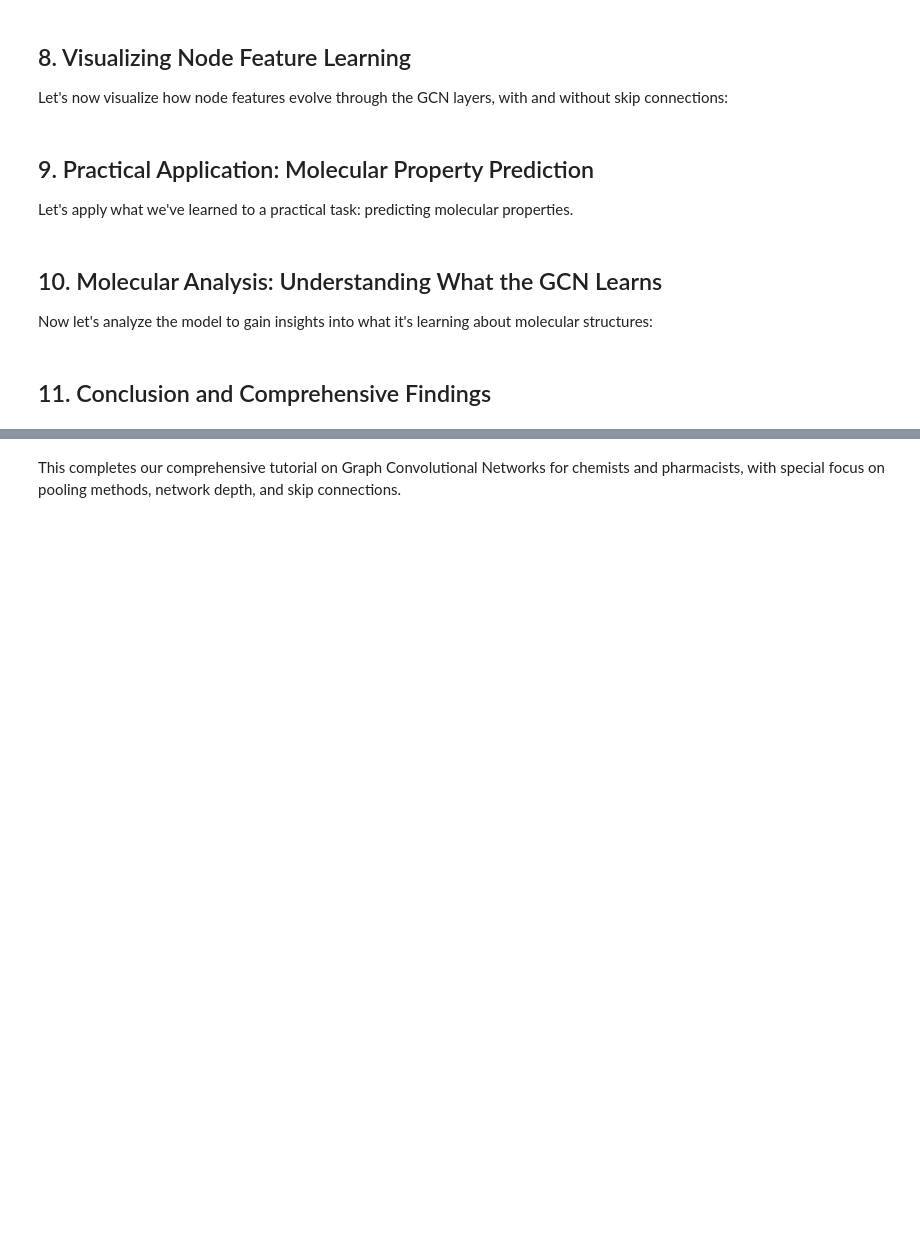
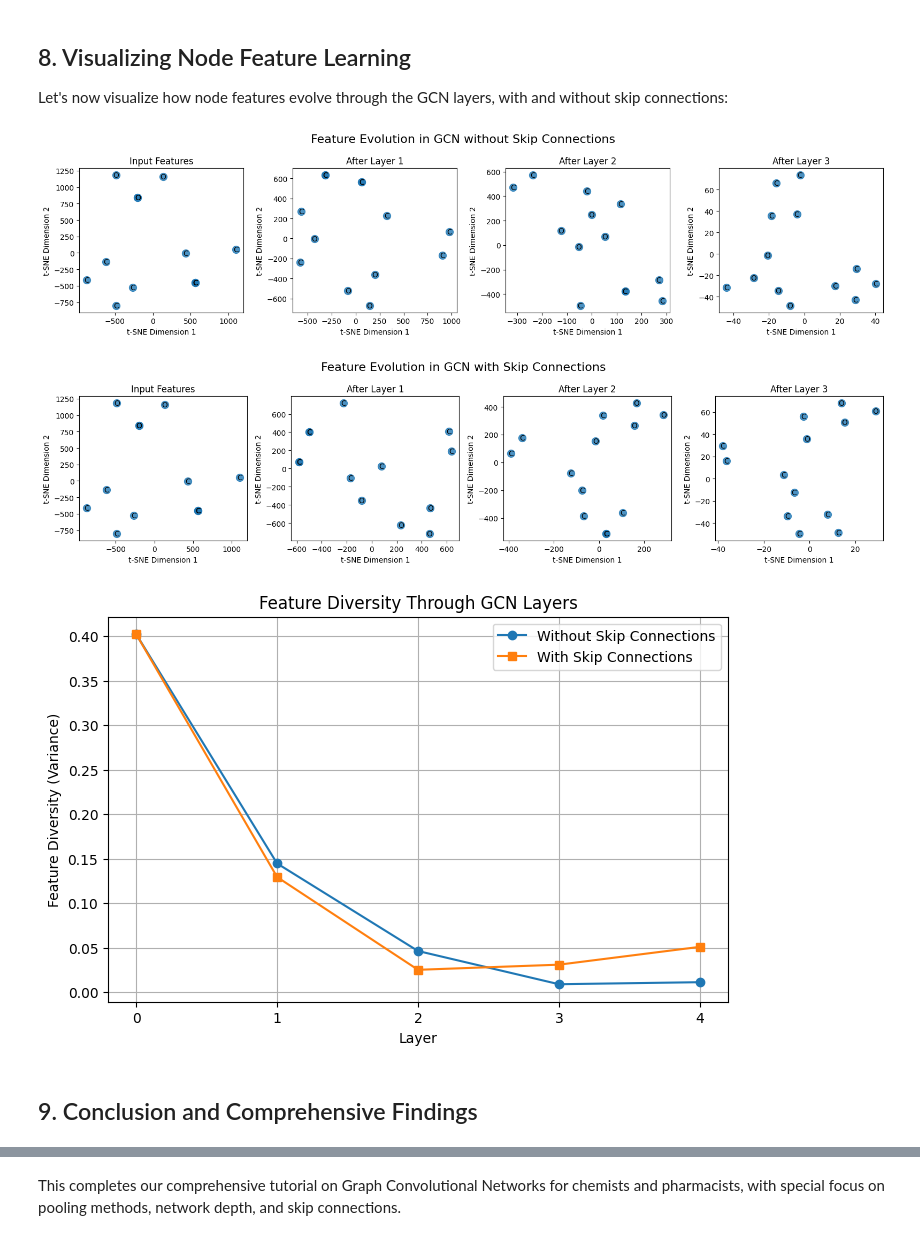
Before and after one commit to HFooladi/GNNs-For-Chemists, a Jupyter notebook: notebooks/04_GNN_GCN.ipynb, the cells around one changed output, grey strips where cells are left out. Saved outputs shown, nothing was run; the diff lists cells and outputs as text; code cells hidden in the pictures; blank space fills up the shorter version.

```diff
--- a/notebooks/04_GNN_GCN.ipynb
+++ b/notebooks/04_GNN_GCN.ipynb
@@ -1138,7 +1224,7 @@ def visualize_feature_evolution(model, data, smiles, use_skip=False):
         all_features.append(activations[f'conv{i+1}'].cpu().numpy())
 
     # Use t-SNE to visualize high-dimensional features
-    tsne = TSNE(n_components=2, random_state=42)
+    tsne = TSNE(n_components=2, random_state=42, perplexity=min(5, all_features[i].shape[0]-1))
 
     # Create molecule for reference
     mol = Chem.MolFromSmiles(smiles)
@@ -1219,34 +1305,34 @@ def train_small_model_for_vis(use_skip=False):
 
     return model, data, smiles
 
 # Get models
 no_skip_model, aspirin_data, aspirin_smiles = train_small_model_for_vis(use_skip=False)
 skip_model, _, _ = train_small_model_for_vis(use_skip=True)
 
 # Visualize feature evolution
 no_skip_features = visualize_feature_evolution(no_skip_model, aspirin_data, aspirin_smiles, use_skip=False)
 skip_features = visualize_feature_evolution(skip_model, aspirin_data, aspirin_smiles, use_skip=True)
 
 # Calculate feature diversity through layers
 def feature_diversity(features_list):
     """Calculate how diverse the features are at each layer"""
     return [np.var(features, axis=0).mean() for features in features_list]
 
 no_skip_diversity = feature_diversity(no_skip_features)
 skip_diversity = feature_diversity(skip_features)
 
 # Plot feature diversity
 plt.figure(figsize=(8, 5))
 plt.plot(range(len(no_skip_diversity)), no_skip_diversity, 'o-', label='Without Skip Connections')
 plt.plot(range(len(skip_diversity)), skip_diversity, 's-', label='With Skip Connections')
 plt.xlabel('Layer')
 plt.ylabel('Feature Diversity (Variance)')
 plt.title('Feature Diversity Through GCN Layers')
 plt.xticks(range(len(no_skip_diversity)))
 plt.legend()
 plt.grid(True)
 plt.show()
+# %% [output]
+[figure, added]
+[figure, added]
+[figure, added]
-# %% [markdown]
-## 9. Practical Application: Molecular Property Prediction
-
-Let's apply what we've learned to a practical task: predicting molecular properties.
@@ -1370,4 +1338,0 @@ print(f"Test R²: {r2:.4f}")
-# %% [markdown]
-## 10. Molecular Analysis: Understanding What the GCN Learns
-
-Now let's analyze the model to gain insights into what it's learning about molecular structures:
@@ -1528,5 +1339,5 @@ visualize_important_substructures(optimized_model, test_loader)
 # %% [markdown]
-## 11. Conclusion and Comprehensive Findings
+## 9. Conclusion and Comprehensive Findings
 # %%
 def summarize_findings():
     """Create a visual summary of our findings about GCNs"""
```
Also changed, not shown: parts of 14 cells of this notebook.
